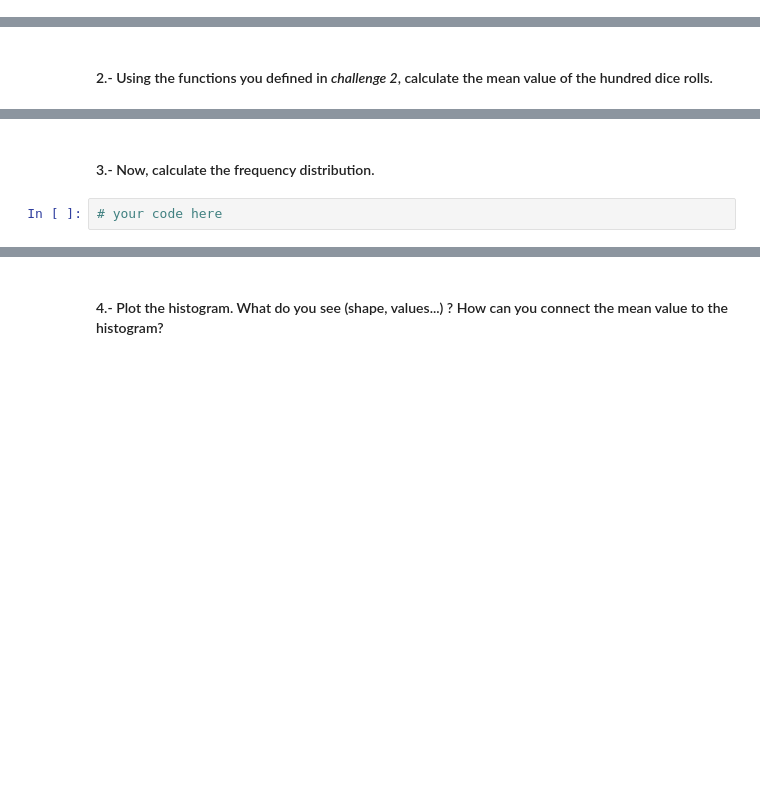
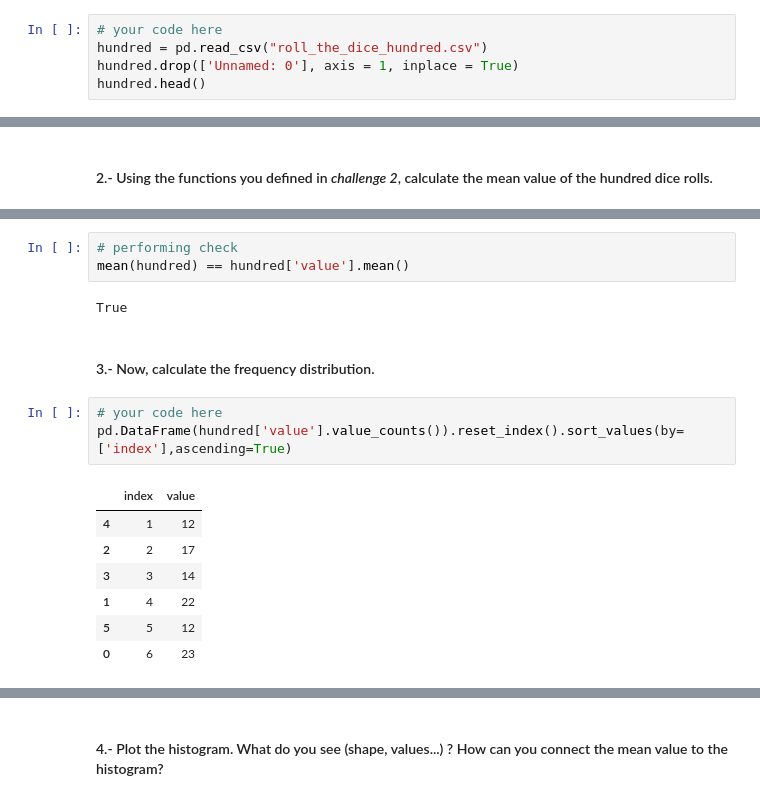
Before and after one commit to kevinthai-ironhack/Kevin_Labs, a Jupyter notebook: Module_2/Lab_4/main.ipynb, the cells around one changed output, grey strips where cells are left out. Cells and saved outputs as stored; diff of their text form; blank space fills up the shorter version.

```diff
--- a/Module_2/Lab_4/main.ipynb
+++ b/Module_2/Lab_4/main.ipynb
@@ -180,0 +160,5 @@ Read the csv `roll_the_dice_hundred.csv` from the `data` folder.
+# %%
+# your code here
+hundred = pd.read_csv("roll_the_dice_hundred.csv")
+hundred.drop(['Unnamed: 0'], axis = 1, inplace = True)
+hundred.head()
@@ -189,4 +187,18 @@ your comments here
+# %%
+# performing check
+mean(hundred) == hundred['value'].mean()
+# %% [output]
+True
 # %% [markdown]
 #### 3.- Now, calculate the frequency distribution.
-# %%
-# your code here
+# %%
+# your code here
+pd.DataFrame(hundred['value'].value_counts()).reset_index().sort_values(by=['index'],ascending=True)
+# %% [output]
+|  | index | value |
+| 4 | 1 | 12 |
+| 2 | 2 | 17 |
+| 3 | 3 | 14 |
+| 1 | 4 | 22 |
+| 5 | 5 | 12 |
+| 0 | 6 | 23 |
```
Also changed, not shown: parts of 27 cells of this notebook.
